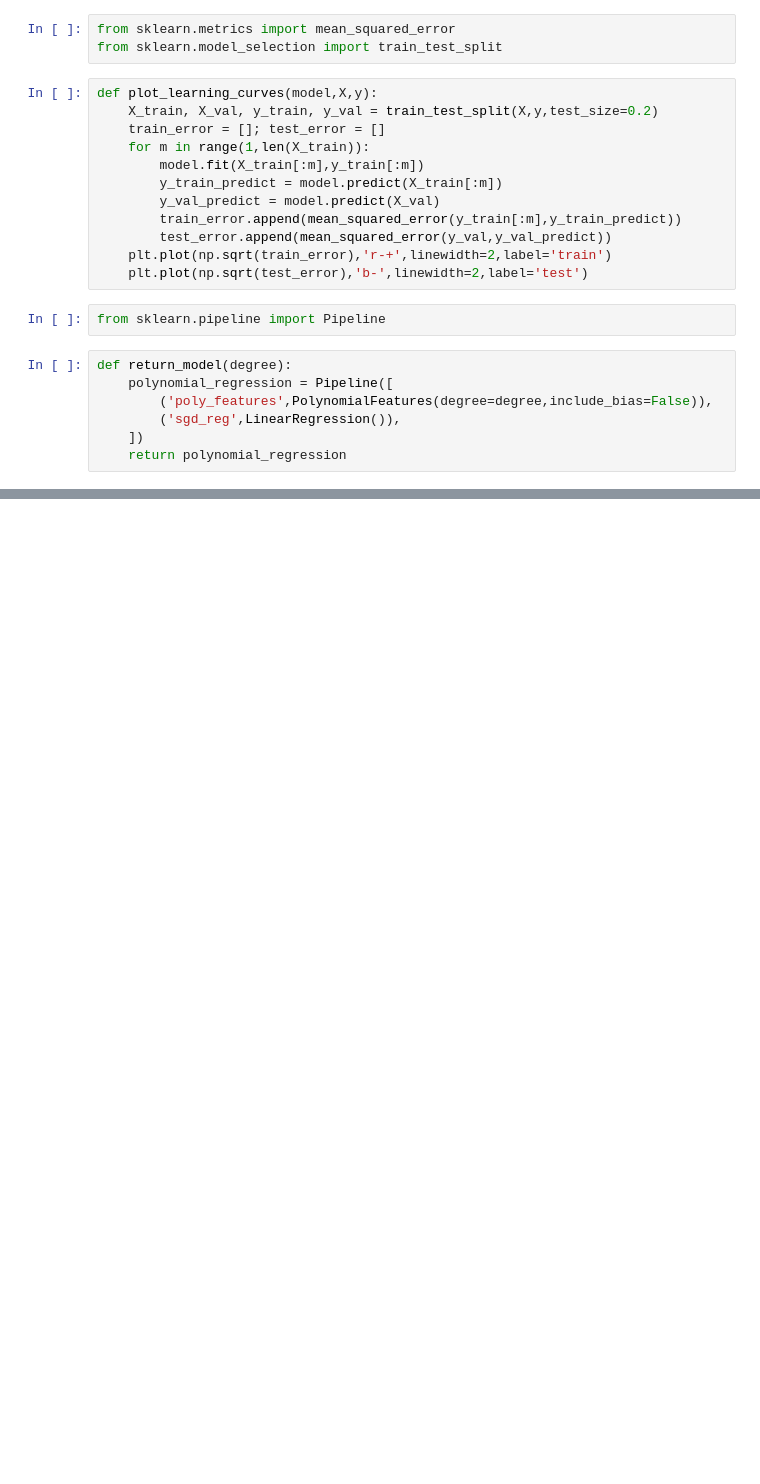
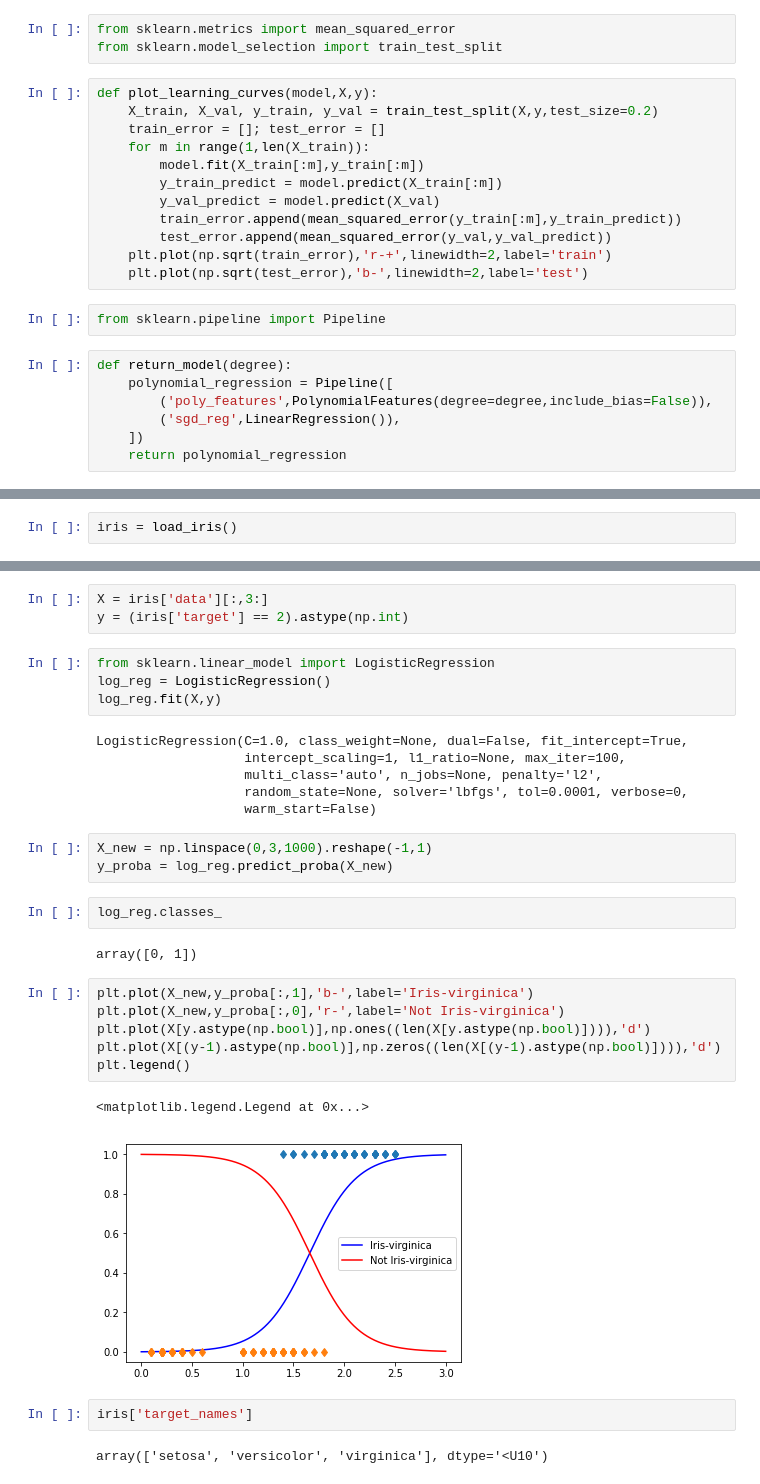
Before and after one commit to ERSSLE/machine_learning, a Jupyter notebook: chapter_04_fire.ipynb, the cells around one changed output, grey strips where cells are left out. Drawn from its saved outputs; the diff is of its cells as text; blank space fills up the shorter version.

```diff
--- a/chapter_04_fire.ipynb
+++ b/chapter_04_fire.ipynb
@@ -170,0 +214,2 @@ plt.axis([0,80,0,5])
+# %%
+iris = load_iris()
@@ -170,0 +240,33 @@ plt.axis([0,80,0,5])
+# %%
+X = iris['data'][:,3:]
+y = (iris['target'] == 2).astype(np.int)
+# %%
+from sklearn.linear_model import LogisticRegression
+log_reg = LogisticRegression()
+log_reg.fit(X,y)
+# %% [output]
+LogisticRegression(C=1.0, class_weight=None, dual=False, fit_intercept=True,
+                   intercept_scaling=1, l1_ratio=None, max_iter=100,
+                   multi_class='auto', n_jobs=None, penalty='l2',
+                   random_state=None, solver='lbfgs', tol=0.0001, verbose=0,
+                   warm_start=False)
+# %%
+X_new = np.linspace(0,3,1000).reshape(-1,1)
+y_proba = log_reg.predict_proba(X_new)
+# %%
+log_reg.classes_
+# %% [output]
+array([0, 1])
+# %%
+plt.plot(X_new,y_proba[:,1],'b-',label='Iris-virginica')
+plt.plot(X_new,y_proba[:,0],'r-',label='Not Iris-virginica')
+plt.plot(X[y.astype(np.bool)],np.ones((len(X[y.astype(np.bool)]))),'d')
+plt.plot(X[(y-1).astype(np.bool)],np.zeros((len(X[(y-1).astype(np.bool)]))),'d')
+plt.legend()
+# %% [output]
+<matplotlib.legend.Legend at 0x...>
+[figure, added]
+# %%
+iris['target_names']
+# %% [output]
+array(['setosa', 'versicolor', 'virginica'], dtype='<U10')
```
Also changed, not shown: parts of 35 cells of this notebook, 2 other files.
